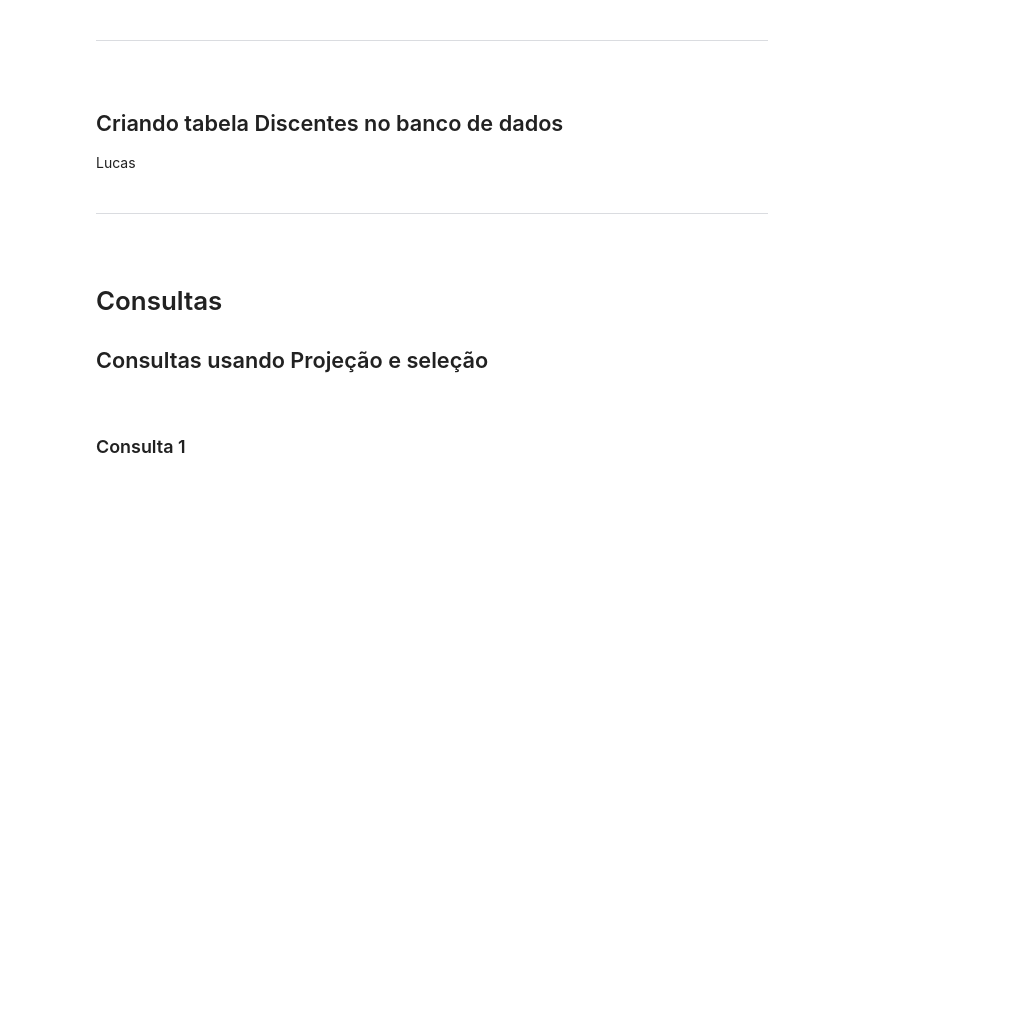
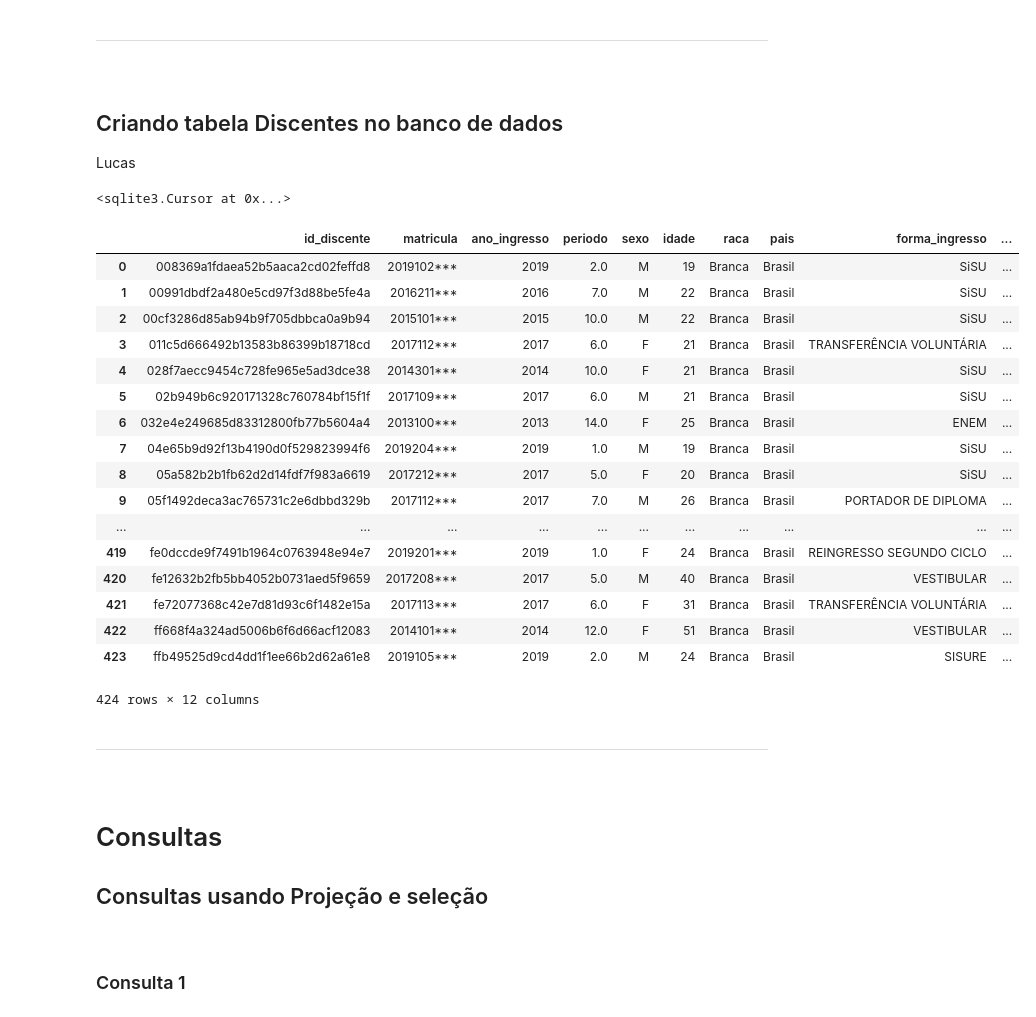
Before and after one commit to luiznery/IBD, a Jupyter notebook: TP2.ipynb, the cells around one changed output. Cells and saved outputs as stored; diff of their text form; code cells hidden in the pictures; blank space fills up the shorter version.

Commit message:
criei e populei tabela DISCENTE

```diff
--- a/TP2.ipynb
+++ b/TP2.ipynb
@@ -383,3 +567,21 @@ df
 <h2> Criando tabela Discentes no banco de dados</h2>
 
 </p>Lucas
+# %%
+cursor.execute('''CREATE TABLE DISCENTE
+         (id_discente TEXT PRIMARY KEY NOT NULL,
+         matricula TEXT NOT NULL,
+         ano_ingresso INT NOT NULL,
+         periodo FLOAT NOT NULL,
+         sexo TEXT NOT NULL,
+         idade INTEGER NOT NULL,
+         raca TEXT,
+         pais TEXT NOT NULL,
+         forma_ingresso TEXT NOT NULL,
+         situacao TEXT NOT NULL,
+         beneficiado TEXT NOT NULL,
+         id_curso INTEGER NOT NULL,
+         FOREIGN KEY (id_curso)
+          REFERENCES CURSOS(id_curso)); ''')
+# %% [output]
+<sqlite3.Cursor at 0x...>
@@ -386,3 +594,25 @@ df
+# %%
+df = pd.read_sql("SELECT * FROM DISCENTE WHERE raca = 'Branca'", conn)
+df
+# %% [output]
+|  | id_discente | matricula | ano_ingresso | periodo | sexo | idade | raca | pais | forma_ingresso | ... |
+| 0 | 008369a1fdaea52b5aaca2cd02feffd8 | 2019102*** | 2019 | 2.0 | M | 19 | Branca | Brasil | SiSU | ... |
+| 1 | 00991dbdf2a480e5cd97f3d88be5fe4a | 2016211*** | 2016 | 7.0 | M | 22 | Branca | Brasil | SiSU | ... |
+| 2 | 00cf3286d85ab94b9f705dbbca0a9b94 | 2015101*** | 2015 | 10.0 | M | 22 | Branca | Brasil | SiSU | ... |
+| 3 | 011c5d666492b13583b86399b18718cd | 2017112*** | 2017 | 6.0 | F | 21 | Branca | Brasil | TRANSFERÊNCIA VOLUNTÁRIA | ... |
+| 4 | 028f7aecc9454c728fe965e5ad3dce38 | 2014301*** | 2014 | 10.0 | F | 21 | Branca | Brasil | SiSU | ... |
+| 5 | 02b949b6c920171328c760784bf15f1f | 2017109*** | 2017 | 6.0 | M | 21 | Branca | Brasil | SiSU | ... |
+| 6 | 032e4e249685d83312800fb77b5604a4 | 2013100*** | 2013 | 14.0 | F | 25 | Branca | Brasil | ENEM | ... |
+| 7 | 04e65b9d92f13b4190d0f529823994f6 | 2019204*** | 2019 | 1.0 | M | 19 | Branca | Brasil | SiSU | ... |
+| 8 | 05a582b2b1fb62d2d14fdf7f983a6619 | 2017212*** | 2017 | 5.0 | F | 20 | Branca | Brasil | SiSU | ... |
+| 9 | 05f1492deca3ac765731c2e6dbbd329b | 2017112*** | 2017 | 7.0 | M | 26 | Branca | Brasil | PORTADOR DE DIPLOMA | ... |
+| ... | ... | ... | ... | ... | ... | ... | ... | ... | ... | ... |
+| 419 | fe0dccde9f7491b1964c0763948e94e7 | 2019201*** | 2019 | 1.0 | F | 24 | Branca | Brasil | REINGRESSO SEGUNDO CICLO | ... |
+| 420 | fe12632b2fb5bb4052b0731aed5f9659 | 2017208*** | 2017 | 5.0 | M | 40 | Branca | Brasil | VESTIBULAR | ... |
+| 421 | fe72077368c42e7d81d93c6f1482e15a | 2017113*** | 2017 | 6.0 | F | 31 | Branca | Brasil | TRANSFERÊNCIA VOLUNTÁRIA | ... |
+| 422 | ff668f4a324ad5006b6f6d66acf12083 | 2014101*** | 2014 | 12.0 | F | 51 | Branca | Brasil | VESTIBULAR | ... |
+| 423 | ffb49525d9cd4dd1f1ee66b2d62a61e8 | 2019105*** | 2019 | 2.0 | M | 24 | Branca | Brasil | SISURE | ... |
+424 rows × 12 columns
 # %% [markdown]
 ---
 
```
Also changed, not shown: parts of 28 cells of this notebook.
